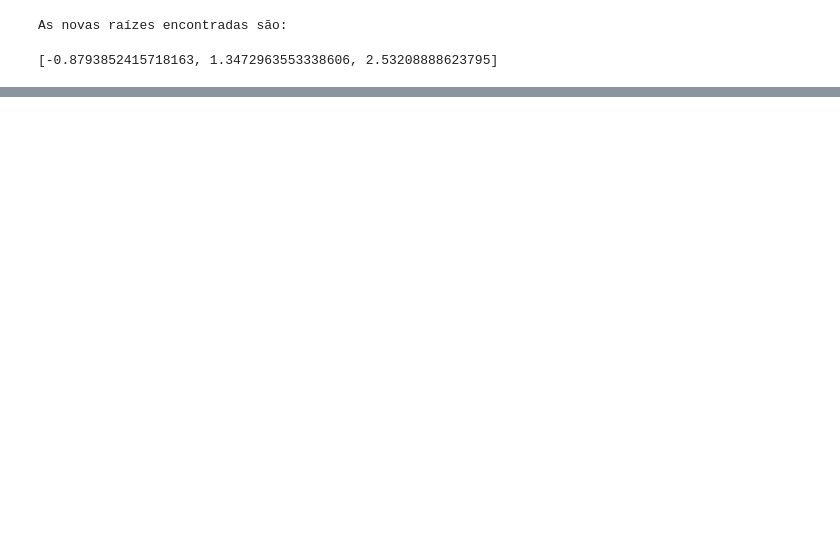
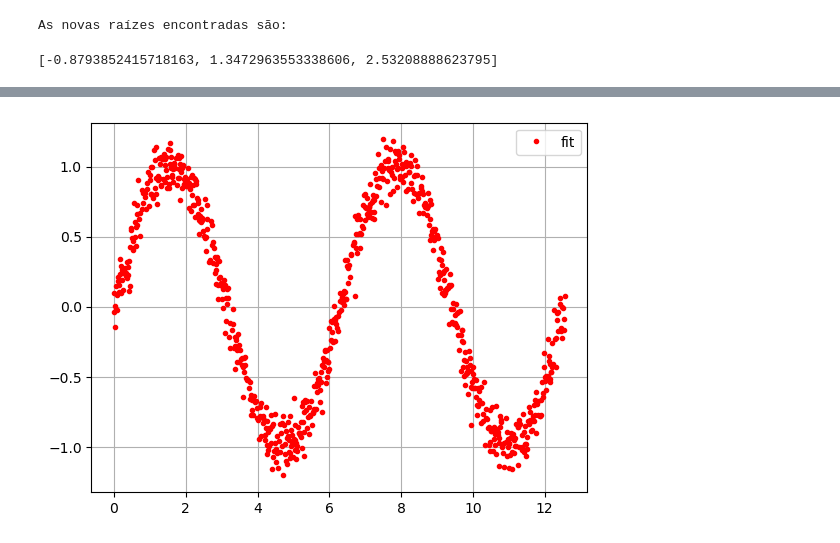
Before and after one commit to ifunb/mca, a Jupyter notebook: notas-de-aula/mca-interpol.ipynb, the cells around one changed output, grey strips where cells are left out. Drawn from its saved outputs; the diff is of its cells as text; code cells hidden in the pictures; blank space fills up the shorter version.

```diff
--- a/notas-de-aula/mca-interpol.ipynb
+++ b/notas-de-aula/mca-interpol.ipynb
@@ -383,0 +417,16 @@ As novas raízes encontradas são:
+# %%
+# É necessário reformatar os dados (o Scikit-learn espera um array 2D para as Features)
+X = x.reshape(-1, 1)  # Features
+Y = y  # Targets
+
+# Divide os dados os dois: treinamento e teste
+test_size = 0.20 # 20% para teste
+X_train, X_test, Y_train, Y_test = train_test_split(X, Y, test_size=test_size, random_state=42)
+# %%
+# Plota os dados de treinamento (só para visualizar)
+plt.plot(X_train, Y_train, 'r.', label='fit')
+plt.legend()
+plt.grid()
+plt.show()
+# %% [output]
+[figure, added]
```
Also changed, not shown: parts of 13 cells of this notebook.
